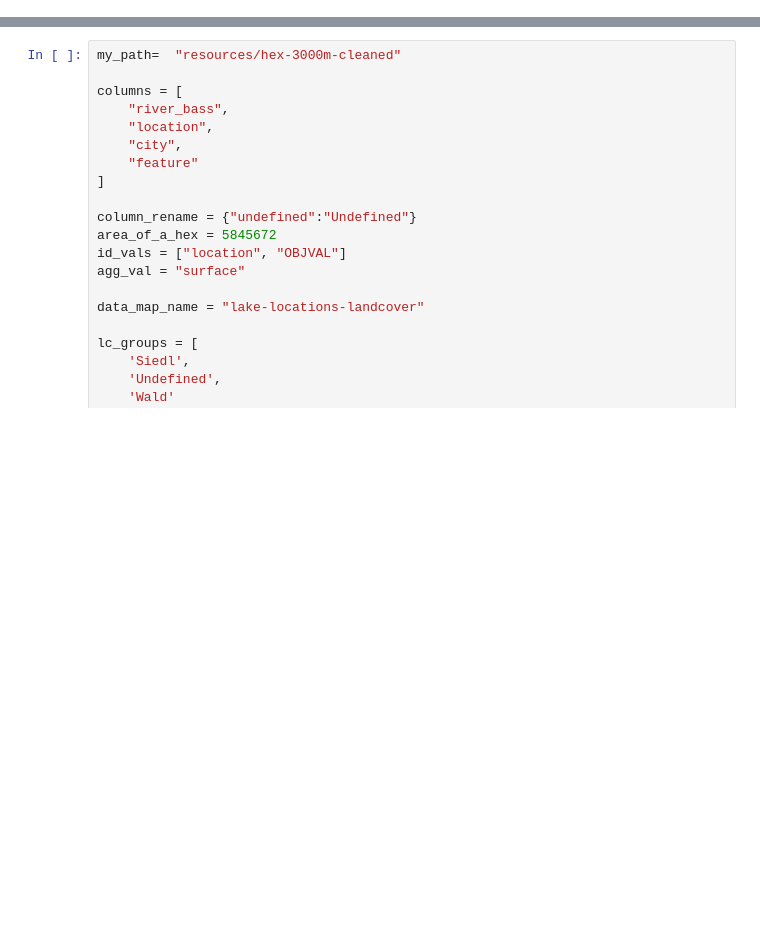
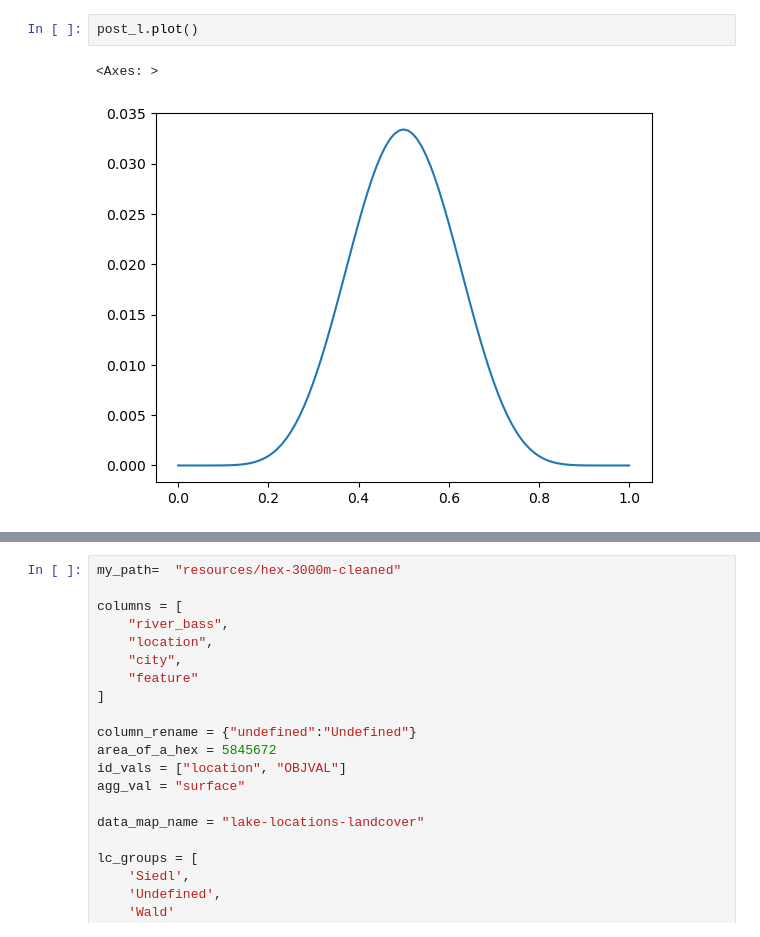
Before and after one commit to hammerdirt-analyst/landuse, a Jupyter notebook: probability.ipynb, the cells around one changed output, grey strips where cells are left out. Saved outputs shown, nothing was run; the diff lists cells and outputs as text; blank space fills up the shorter version.

```diff
--- a/probability.ipynb
+++ b/probability.ipynb
@@ -147,0 +532,5 @@ pd.DataFrame(index = data_summary.keys(), data=data_summary.values()).style.set_
+# %%
+post_l.plot()
+# %% [output]
+<Axes: >
+[figure, added]
```
Also changed, not shown: parts of 36 cells of this notebook, 4 other files.
